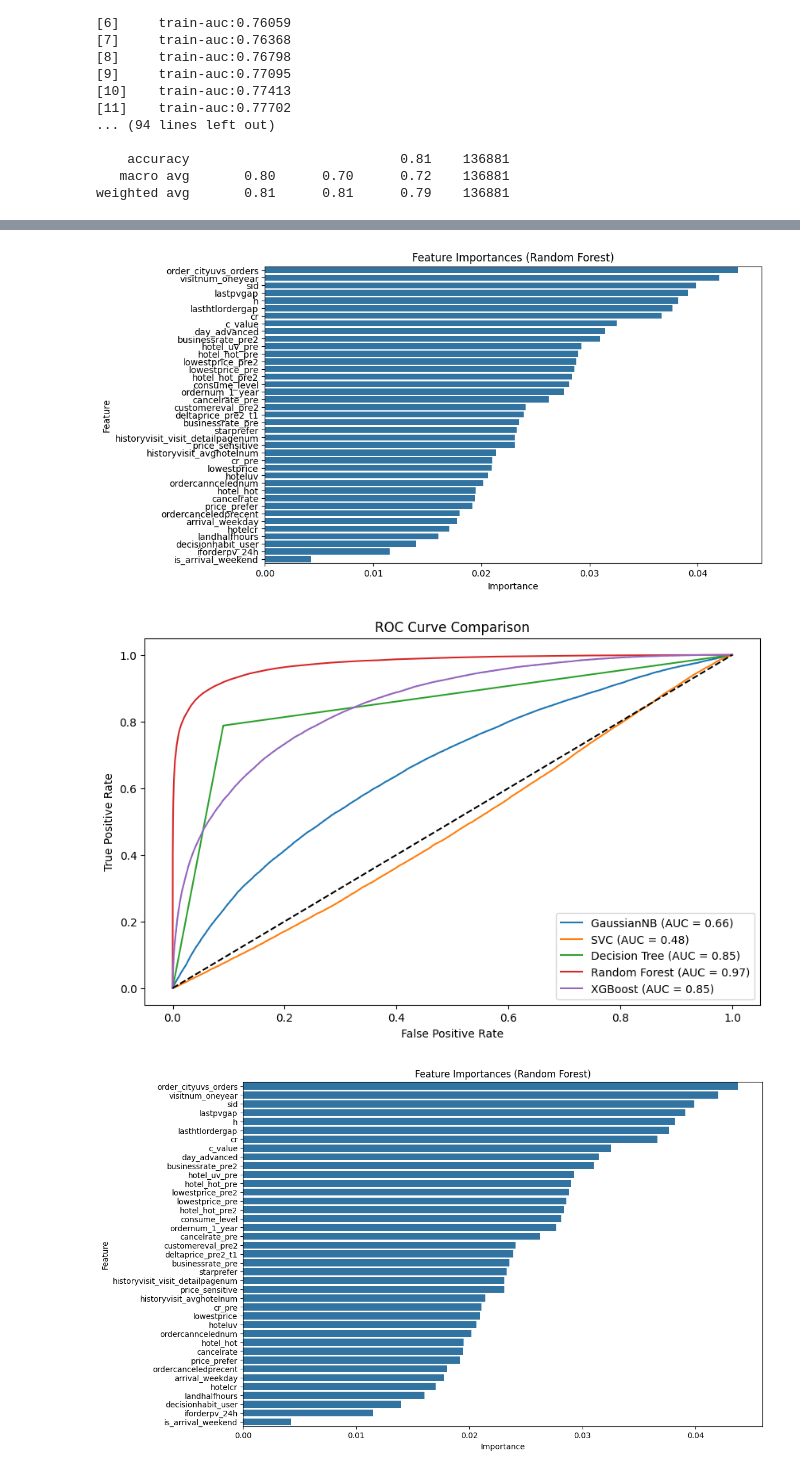
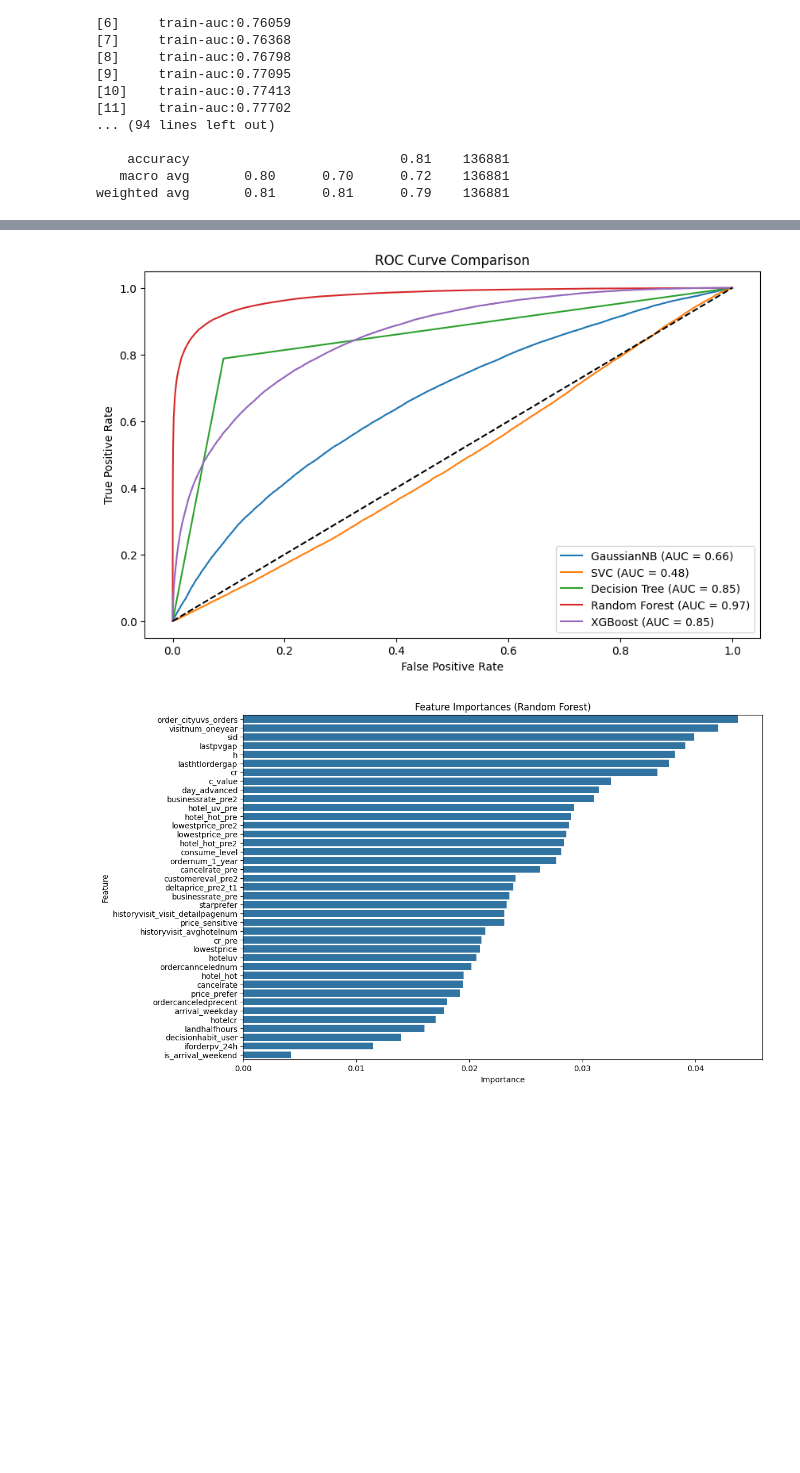
Before and after one commit to JumpyzZ/INFOSYS722, a Jupyter notebook: code.ipynb, the cells around one changed output, grey strips where cells are left out. Cells and saved outputs as stored; diff of their text form; code cells hidden in the pictures; blank space fills up the shorter version.

```diff
--- a/code.ipynb
+++ b/code.ipynb
@@ -600,36 +620,30 @@ XGBoost feature importances: {'f0': 111.0, 'f1': 304.0, 'f2': 104.0, 'f3': 509.0
 # %%
 # Visualize feature importance
 features = rawdf.columns[1:]
 importances = rfc.feature_importances_
 
 # Combine features and importance into a DataFrame
 feature_importances = pd.DataFrame({'Feature': features, 'Importance': importances})
 
 # Sort by importance
 feature_importances = feature_importances.sort_values(by='Importance', ascending=False)
 
-# Draw a bar chart
-plt.figure(figsize=(10, 6))
-sns.barplot(x='Importance', y='Feature', data=feature_importances)
-plt.title('Feature Importances (Random Forest)')
-plt.show()
 
 # Visualize ROC curve
 plt.figure(figsize=(10, 6))
 plt.plot(fpr_gnb, tpr_gnb, label='GaussianNB (AUC = {:.2f})'.format(auc_gnb))
 plt.plot(fpr_svc, tpr_svc, label='SVC (AUC = {:.2f})'.format(auc_svc))
 plt.plot(fpr_dtc, tpr_dtc, label='Decision Tree (AUC = {:.2f})'.format(auc_dtc))
 plt.plot(fpr_rfc, tpr_rfc, label='Random Forest (AUC = {:.2f})'.format(auc_rfc))
 plt.plot(fpr_xgb, tpr_xgb, label='XGBoost (AUC = {:.2f})'.format(auc_xgb))
 plt.plot([0, 1], [0, 1], 'k--')
 plt.xlabel('False Positive Rate')
 plt.ylabel('True Positive Rate')
 plt.title('ROC Curve Comparison')
 plt.legend(loc='best')
 plt.show()
 # %% [output]
-[figure, old version]
+[figure, new version]
-[figure, removed]
 # %%
 # Get feature names
 features = rawdf.columns[1:]
```
Also changed, not shown: parts of 11 cells of this notebook.
